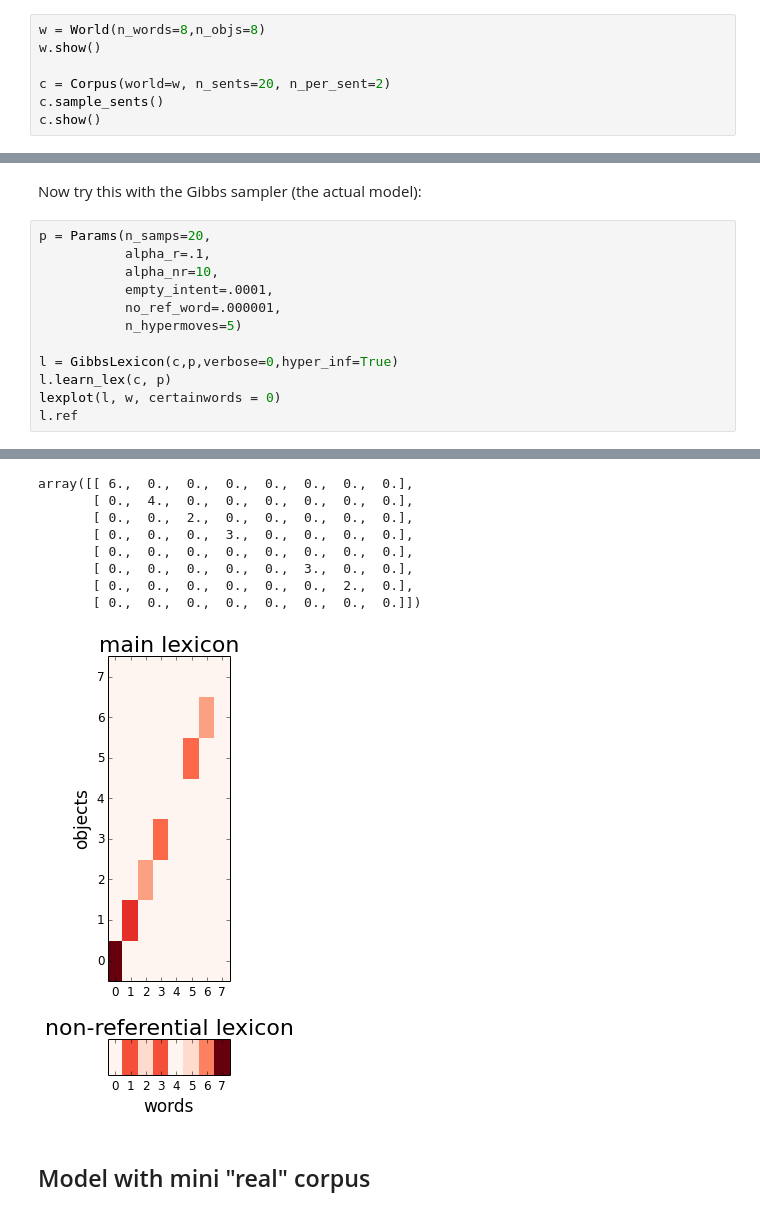
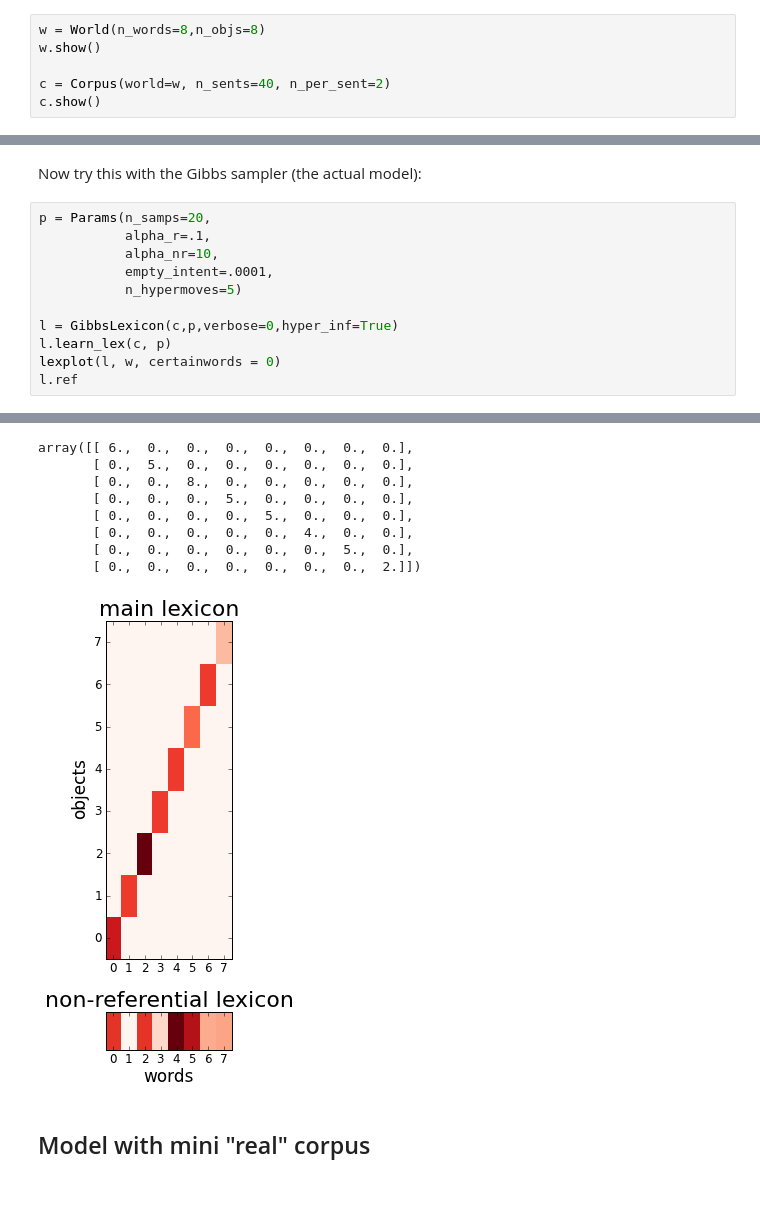
Before and after one commit to mcfrank/dmww, a Jupyter notebook: dmww basics.ipynb, the cells around one changed output, grey strips where cells are left out. Saved outputs shown, nothing was run; the diff lists cells and outputs as text.

```diff
--- a/dmww basics.ipynb
+++ b/dmww basics.ipynb
@@ -23,8 +20,7 @@ Each wurwur (words world model) instance depends on a world, a corpus, and a lex
 w = World(n_words=8,n_objs=8)
 w.show()
 
-c = Corpus(world=w, n_sents=20, n_per_sent=2)
-c.sample_sents()
+c = Corpus(world=w, n_sents=40, n_per_sent=2)
 c.show()
 # %% [output]
 n_objs = 8
@@ -69,7 +55,6 @@ p = Params(n_samps=20,
            alpha_r=.1,
            alpha_nr=10,
            empty_intent=.0001,
-           no_ref_word=.000001,
            n_hypermoves=5)
 
 l = GibbsLexicon(c,p,verbose=0,hyper_inf=True)
@@ -81,12 +82,12 @@ l.ref
 array([[ 6.,  0.,  0.,  0.,  0.,  0.,  0.,  0.],
-       [ 0.,  4.,  0.,  0.,  0.,  0.,  0.,  0.],
-       [ 0.,  0.,  2.,  0.,  0.,  0.,  0.,  0.],
-       [ 0.,  0.,  0.,  3.,  0.,  0.,  0.,  0.],
-       [ 0.,  0.,  0.,  0.,  0.,  0.,  0.,  0.],
-       [ 0.,  0.,  0.,  0.,  0.,  3.,  0.,  0.],
-       [ 0.,  0.,  0.,  0.,  0.,  0.,  2.,  0.],
-       [ 0.,  0.,  0.,  0.,  0.,  0.,  0.,  0.]])
+       [ 0.,  5.,  0.,  0.,  0.,  0.,  0.,  0.],
+       [ 0.,  0.,  8.,  0.,  0.,  0.,  0.,  0.],
+       [ 0.,  0.,  0.,  5.,  0.,  0.,  0.,  0.],
+       [ 0.,  0.,  0.,  0.,  5.,  0.,  0.,  0.],
+       [ 0.,  0.,  0.,  0.,  0.,  4.,  0.,  0.],
+       [ 0.,  0.,  0.,  0.,  0.,  0.,  5.,  0.],
+       [ 0.,  0.,  0.,  0.,  0.,  0.,  0.,  2.]])
-[figure, old version]
+[figure, new version]
 # %% [markdown]
 ## Model with mini "real" corpus
 # %%
```
Also changed, not shown: parts of 9 cells of this notebook, 2 other files.
